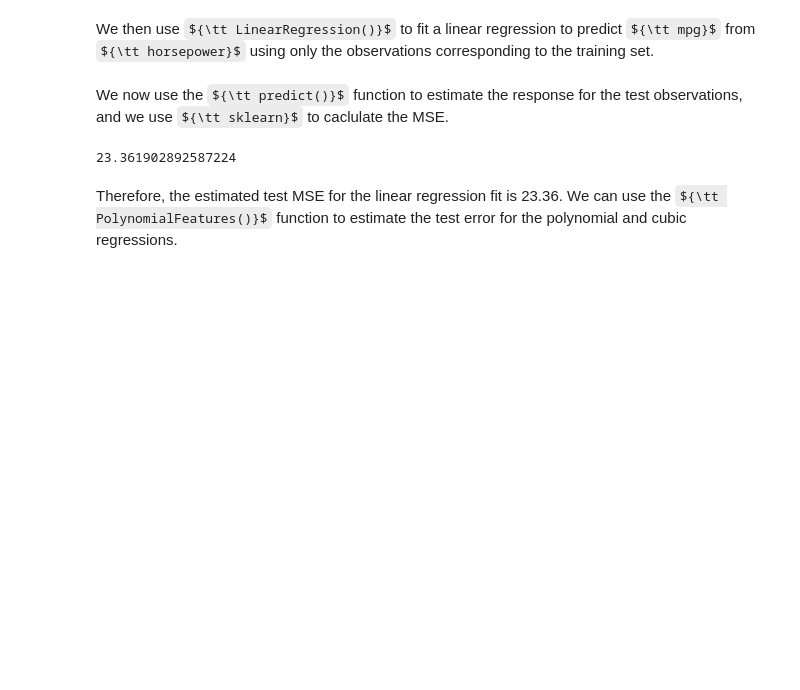
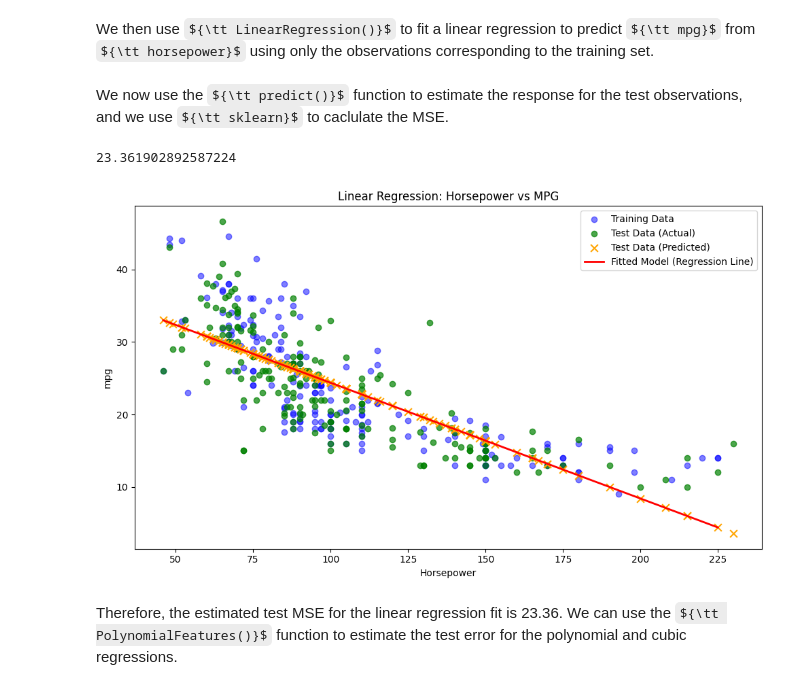
Before and after one commit to muzaffarizamuddin/machine-learning-course, a Jupyter notebook: week4.ipynb, the cells around one changed output. Saved outputs shown, nothing was run; the diff lists cells and outputs as text; code cells hidden in the pictures; some formulas as TeX source; blank space fills up the shorter version.

```diff
--- a/week4.ipynb
+++ b/week4.ipynb
@@ -91,6 +91,39 @@ MSE = mean_squared_error(y_test, pred)
 print(MSE)
 # %% [output]
 23.361902892587224
+# %%
+import matplotlib.pyplot as plt
+import numpy as np
+
+# 1. Create the plot structure
+fig, ax = plt.subplots(figsize=(10, 6))
+
+# 2. Plot the Training Set (represented as blue dots)
+ax.scatter(X_train, y_train, color='blue', alpha=0.5, label='Training Data')
+
+# 3. Plot the Test Set Actual values (represented as green circles)
+ax.scatter(X_test, y_test, color='green', alpha=0.7, label='Test Data (Actual)')
+
+# 4. Plot the Test Set Predicted values (represented as orange 'X' markers)
+ax.scatter(X_test, pred, color='orange', marker='x', s=60, label='Test Data (Predicted)')
+
+# 5. Plot the Fitted Model (Regression Line)
+# We generate a smooth sequence of values from the minimum to the maximum of X_train
+X_line = np.linspace(X_train.min(), X_train.max(), 100).reshape(-1, 1)
+y_line = model.predict(X_line)
+ax.plot(X_line, y_line, color='red', linewidth=2, label='Fitted Model (Regression Line)')
+
+# 6. Add labels, title, and legend
+ax.set_xlabel('Horsepower')
+ax.set_ylabel('mpg')
+ax.set_title('Linear Regression: Horsepower vs MPG')
+ax.legend()
+
+# 7. Adjust layout and display the plot
+plt.tight_layout()
+plt.show()
+# %% [output]
+[figure, added]
 # %% [markdown]
 Therefore, the estimated test MSE for the linear regression fit is 23.36. We
 can use the ${\tt PolynomialFeatures()}$ function to estimate the test error for the polynomial
```
Also changed, not shown: parts of 4 cells of this notebook, 1 other file.
